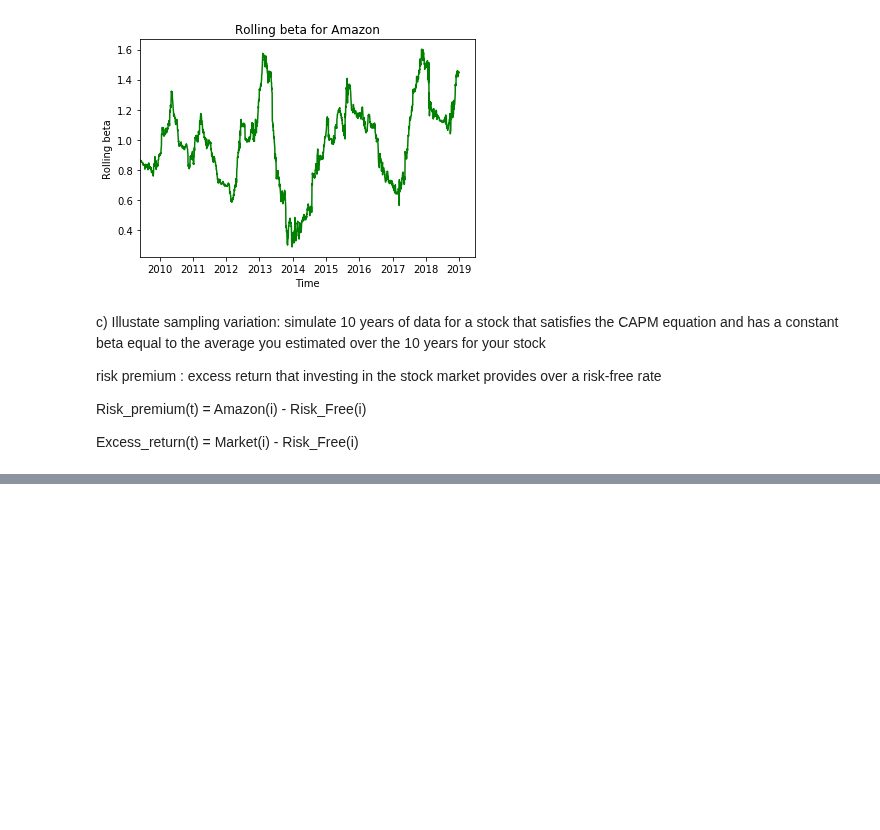
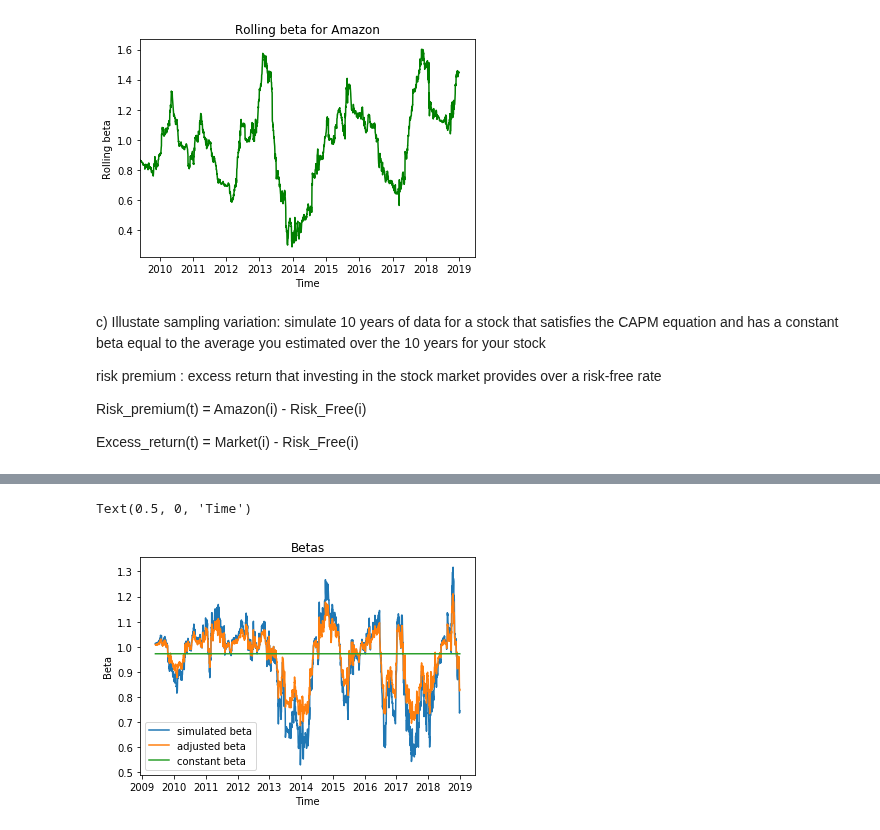
Before and after one commit to baohien97/EPFL-Investments, a Jupyter notebook: AS4/As4es2.ipynb, the cells around one changed output, grey strips where cells are left out. Saved outputs shown, nothing was run; the diff lists cells and outputs as text; code cells hidden in the pictures; blank space fills up the shorter version.

```diff
--- a/AS4/As4es2.ipynb
+++ b/AS4/As4es2.ipynb
@@ -129,0 +174,5 @@ ValueError: Cannot merge a Series without a name
+# %%
+data_simulated = data[['Market','Tbill','SimulatedData']] # extract only needed columns
+cov_6m_simulated =  data_simulated.rolling('183D').cov() # covariance
+cov_6m_simulated = cov_6m_simulated.loc['2009-06-01':'2018-12-31'] # rename data
+cov_6m_simulated.head(9)
@@ -129,0 +191,31 @@ ValueError: Cannot merge a Series without a name
+# %%
+# rolling simulated beta:
+beta_sim = [] # y axis
+cov_ma_sim = []
+var_m_sim = []
+range_index = int(np.divide(len(cov_6m),3))
+
+for i in range(range_index):
+    index = i*3 # index+0 is market, index+1 is Rf, index+2 is the simulated amazon
+    cov_ma_sim.append(cov_6m_simulated.Market.iloc[index+2]) # index+2 is simulated amazon
+    var_m_sim.append(cov_6m_simulated.Market.iloc[index]) # index+0 is market
+    beta_sim.append(np.divide(cov_ma_sim[-1],var_m_sim[-1]))
+
+# adjusted beta
+adjusted_beta = [(b * 2/3 + 1/3) for b in beta_sim]
+
+#constant beta
+vector_con_beta = [constant_beta]*(len(beta))
+
+#plot
+line1 = plt.plot(time,beta_sim, label='simulated beta')
+line2 = plt.plot(time,adjusted_beta, label='adjusted beta')
+line3 = plt.plot(time,vector_con_beta, label='constant beta')
+plt.legend()
+#plt.legend((line1, line2, line3), ('simulated beta', 'adjusted beta', 'constant beta'))
+plt.title('Betas')
+plt.ylabel('Beta')
+plt.xlabel('Time')
+# %% [output]
+Text(0.5, 0, 'Time')
+[figure, added]
```
Also changed, not shown: parts of 7 cells of this notebook.
